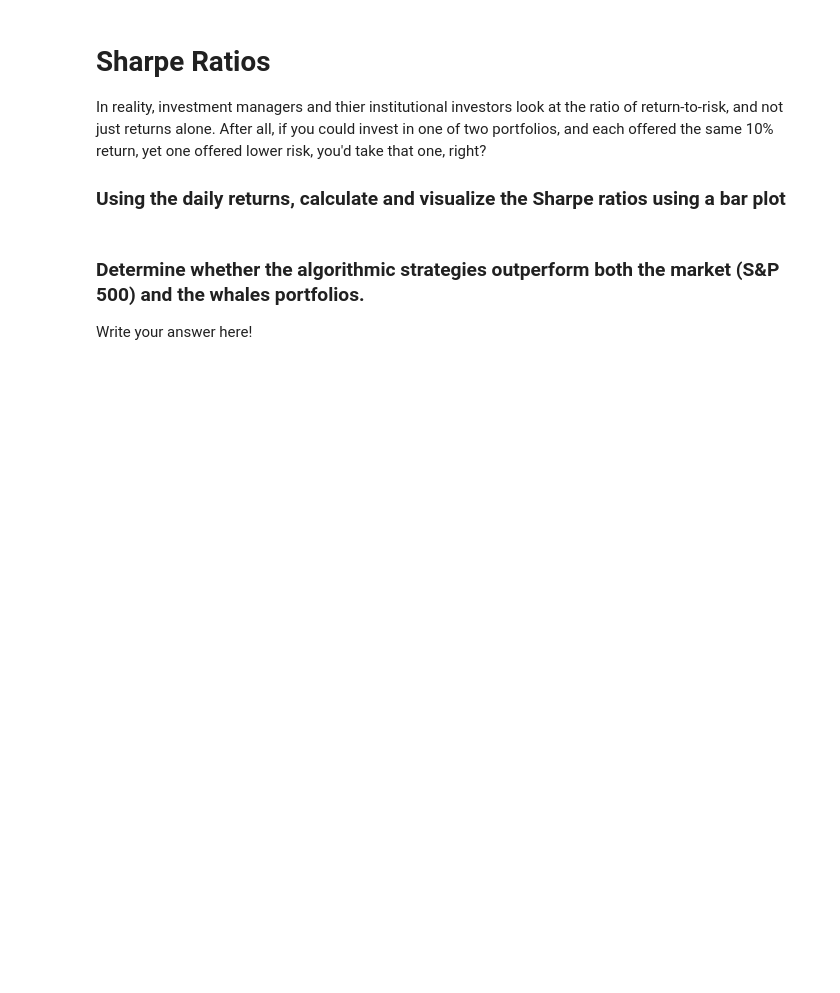
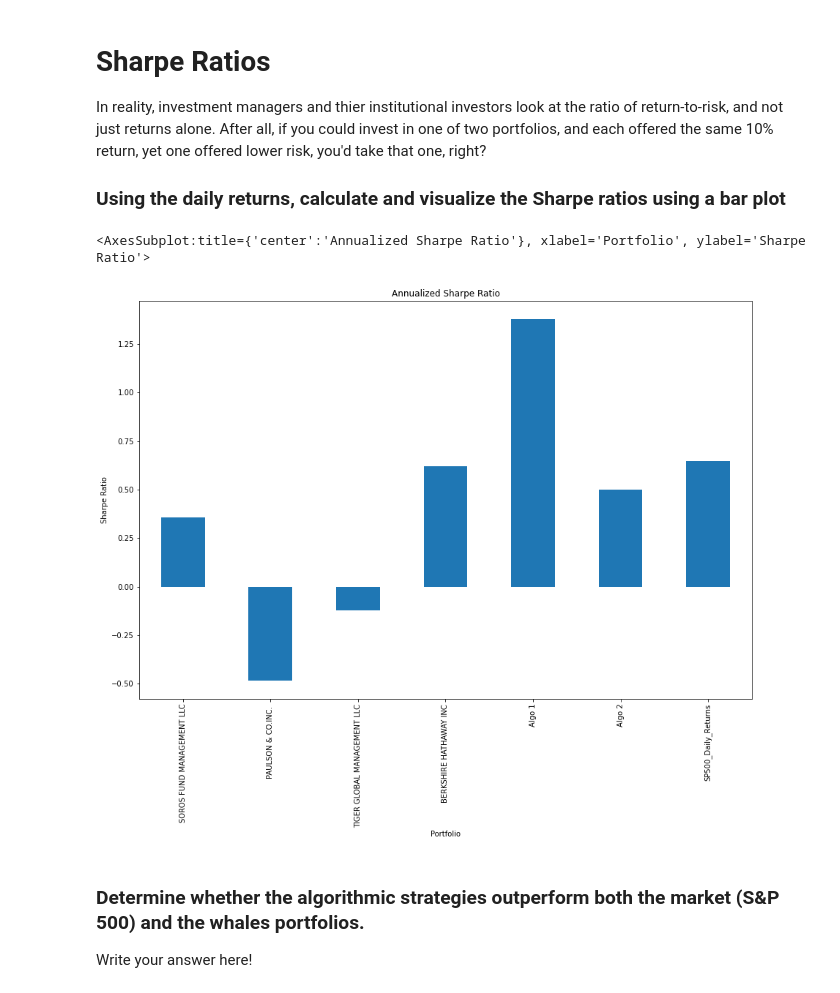
Before and after one commit to majikthise911/Homework_3_Pandas, a Jupyter notebook: Starter_Code/whale_analysis.ipynb, the cells around one changed output. Drawn from its saved outputs; the diff is of its cells as text; code cells hidden in the pictures; blank space fills up the shorter version.

```diff
--- a/Starter_Code/whale_analysis.ipynb
+++ b/Starter_Code/whale_analysis.ipynb
@@ -365,8 +371,13 @@ In reality, investment managers and thier institutional investors look at the ra
 ### Using the daily returns, calculate and visualize the Sharpe ratios using a bar plot
 # %%
 # Annualized Sharpe Ratios
+sharp_ratio = (joined_data.mean()/joined_data.std()*np.sqrt(252))
 # %%
 # Visualize the sharpe ratios as a bar plot
+sharp_ratio.plot(figsize = (15,10), kind = 'bar', title = 'Annualized Sharpe Ratio', ylabel = 'Sharpe Ratio', xlabel = 'Portfolio')
+# %% [output]
+<AxesSubplot:title={'center':'Annualized Sharpe Ratio'}, xlabel='Portfolio', ylabel='Sharpe Ratio'>
+[figure, added]
 # %% [markdown]
 ### Determine whether the algorithmic strategies outperform both the market (S&P 500) and the whales portfolios.
 
```
Also changed, not shown: parts of 3 cells of this notebook.
